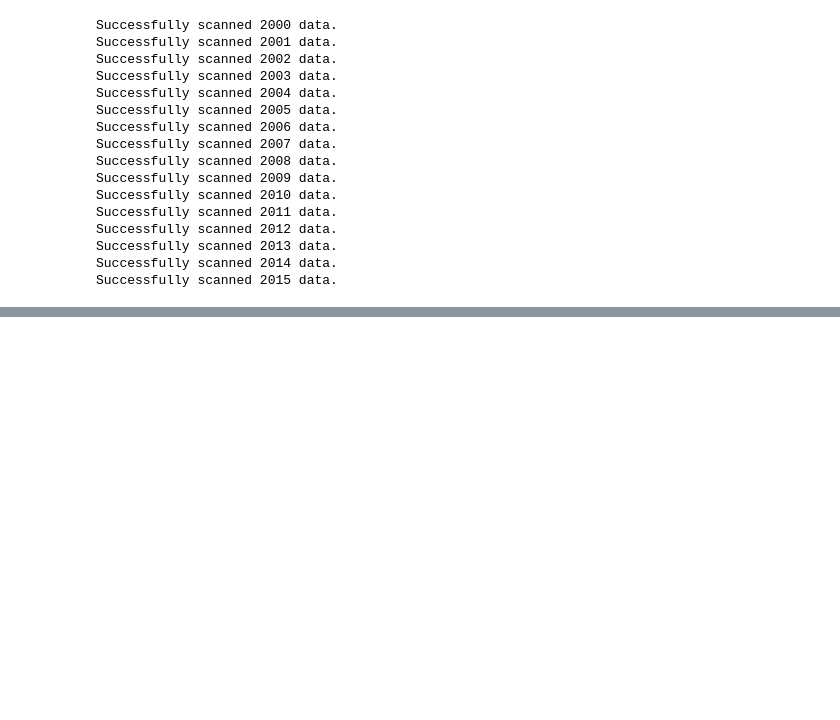
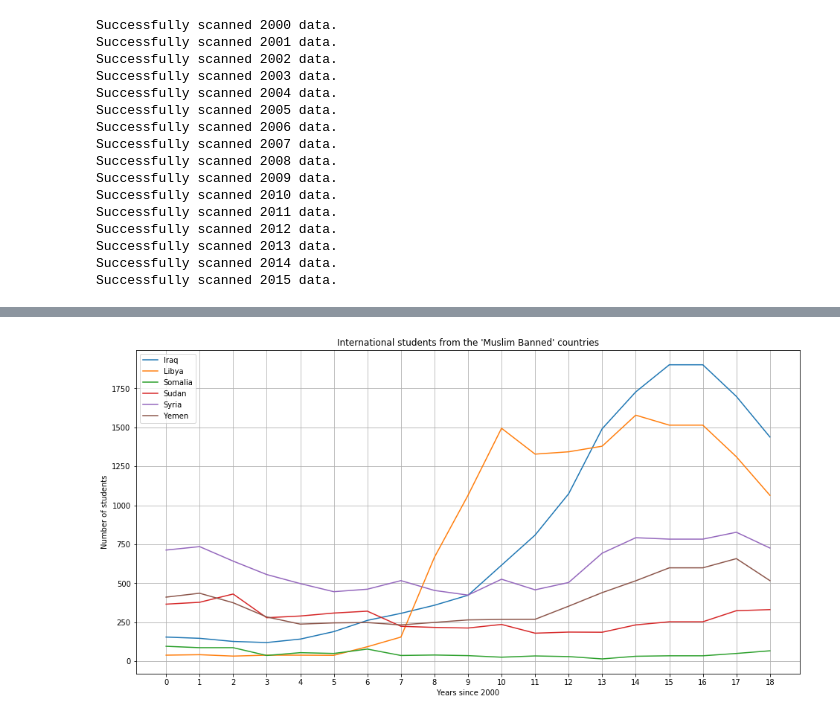
Before and after one commit to graphicsdesk/international-students, a Jupyter notebook: notebooks/international-students.ipynb, the cells around one changed output, grey strips where cells are left out. Drawn from its saved outputs; the diff is of its cells as text; code cells hidden in the pictures; blank space fills up the shorter version.

```diff
--- a/notebooks/international-students.ipynb
+++ b/notebooks/international-students.ipynb
@@ -73,0 +81,5 @@ plt.legend()
+# %%
+countries = ['Iraq', 'Libya', 'Somalia', 'Sudan', 'Syria', 'Yemen']
+plotCountries(countries, title="International students from the 'Muslim Banned' countries")
+# %% [output]
+[figure, added]
```
Also changed, not shown: parts of 6 cells of this notebook.
